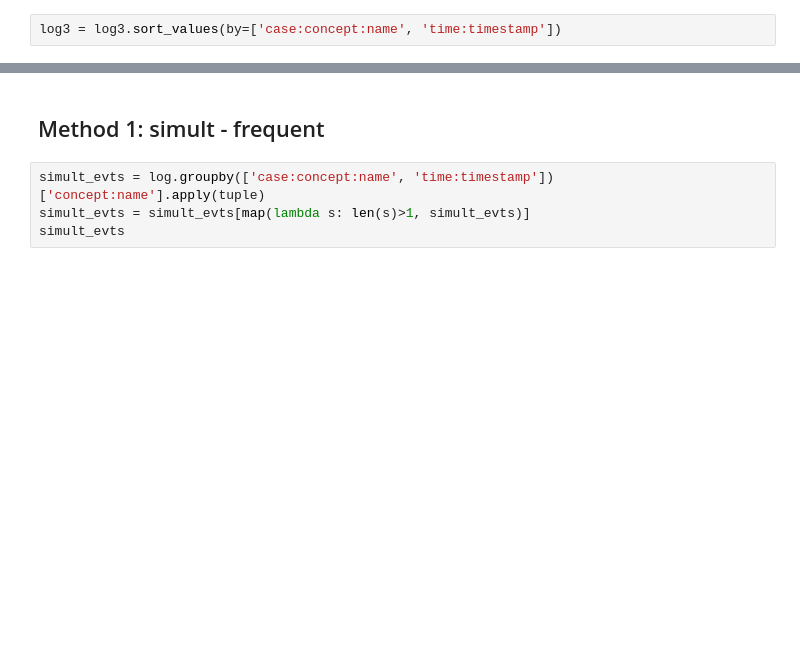
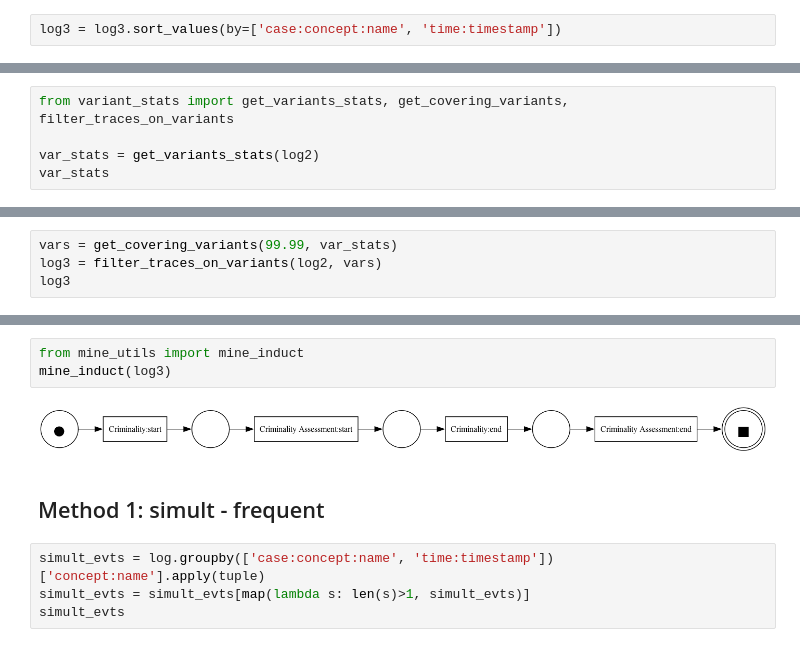
Before and after one commit to ProcessMining-uOttawa/ircc, a Jupyter notebook: ircc-simult.ipynb, the cells around one changed output, grey strips where cells are left out. Saved outputs shown, nothing was run; the diff lists cells and outputs as text; blank space fills up the shorter version.

```diff
--- a/ircc-simult.ipynb
+++ b/ircc-simult.ipynb
@@ -262,0 +310,5 @@ total # events: 34054
+# %%
+from variant_stats import get_variants_stats, get_covering_variants, filter_traces_on_variants
+
+var_stats = get_variants_stats(log2)
+var_stats
@@ -262,0 +319,4 @@ total # events: 34054
+# %%
+vars = get_covering_variants(99.99, var_stats)
+log3 = filter_traces_on_variants(log2, vars)
+log3
@@ -263,3 +337,8 @@ total # events: 34054
+# %%
+from mine_utils import mine_induct
+mine_induct(log3)
+# %% [output]
+[figure, added]
 # %% [markdown]
 ## Method 1: simult - frequent
 # %%
```
Also changed, not shown: parts of 39 cells of this notebook, 26 other files.
